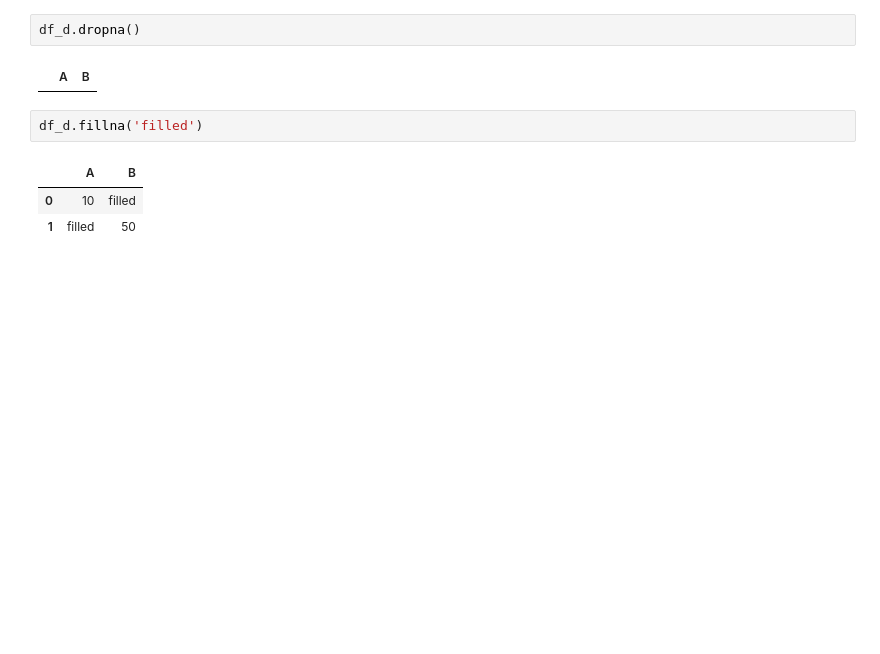
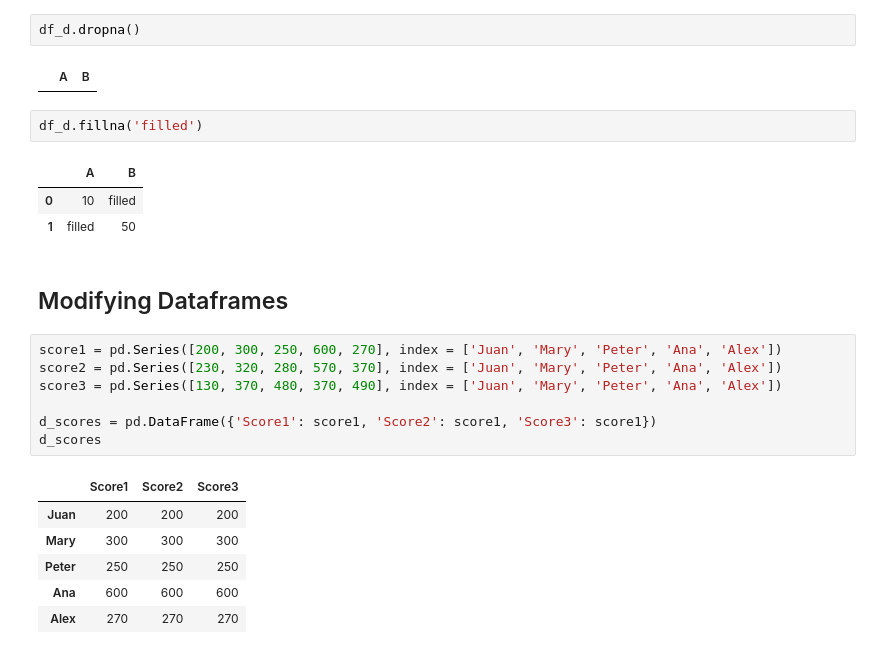
Before and after one commit to alezanper/python-notes, a Jupyter notebook: Pandas/02_DataFrames.ipynb, the cells around one changed output. Drawn from its saved outputs; the diff is of its cells as text; blank space fills up the shorter version.

```diff
--- a/Pandas/02_DataFrames.ipynb
+++ b/Pandas/02_DataFrames.ipynb
@@ -279,3 +317,19 @@ df_d.fillna('filled')
 |  | A | B |
 | 0 | 10 | filled |
 | 1 | filled | 50 |
+# %% [markdown]
+## Modifying Dataframes
+# %%
+score1 = pd.Series([200, 300, 250, 600, 270], index = ['Juan', 'Mary', 'Peter', 'Ana', 'Alex'])
+score2 = pd.Series([230, 320, 280, 570, 370], index = ['Juan', 'Mary', 'Peter', 'Ana', 'Alex'])
+score3 = pd.Series([130, 370, 480, 370, 490], index = ['Juan', 'Mary', 'Peter', 'Ana', 'Alex'])
+
+d_scores = pd.DataFrame({'Score1': score1, 'Score2': score1, 'Score3': score1})
+d_scores
+# %% [output]
+|  | Score1 | Score2 | Score3 |
+| Juan | 200 | 200 | 200 |
+| Mary | 300 | 300 | 300 |
+| Peter | 250 | 250 | 250 |
+| Ana | 600 | 600 | 600 |
+| Alex | 270 | 270 | 270 |
```
Also changed, not shown: parts of 25 cells of this notebook.
